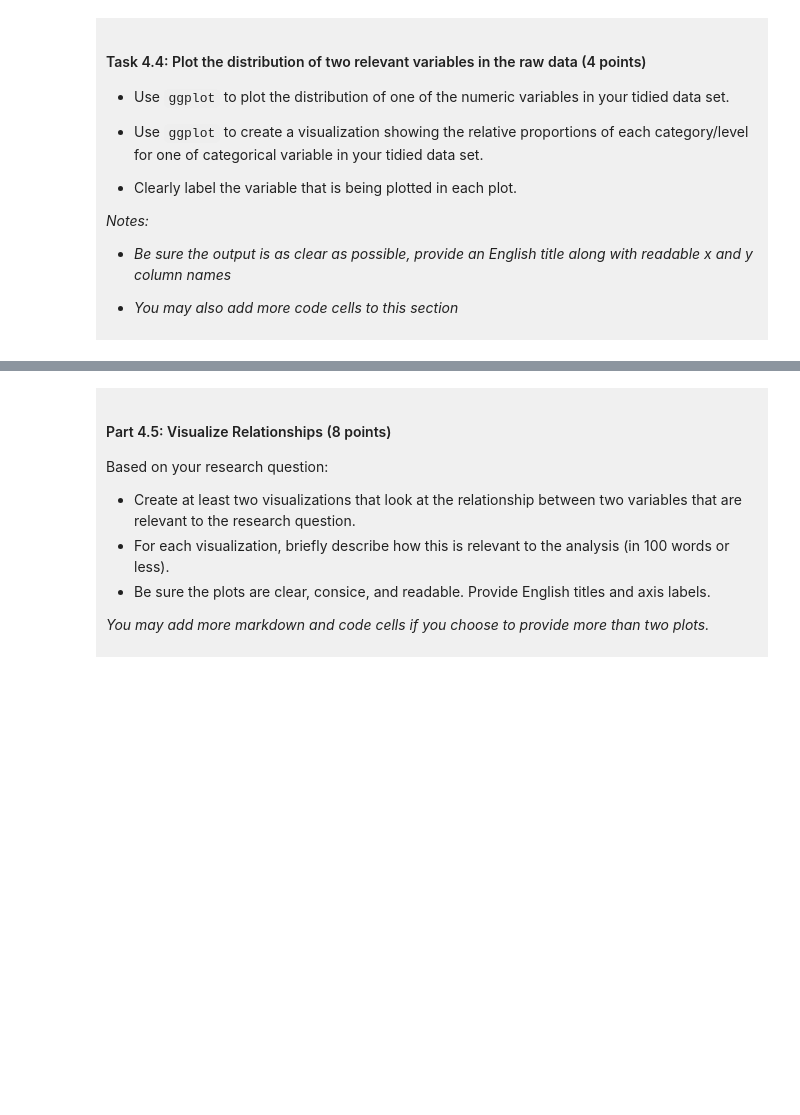
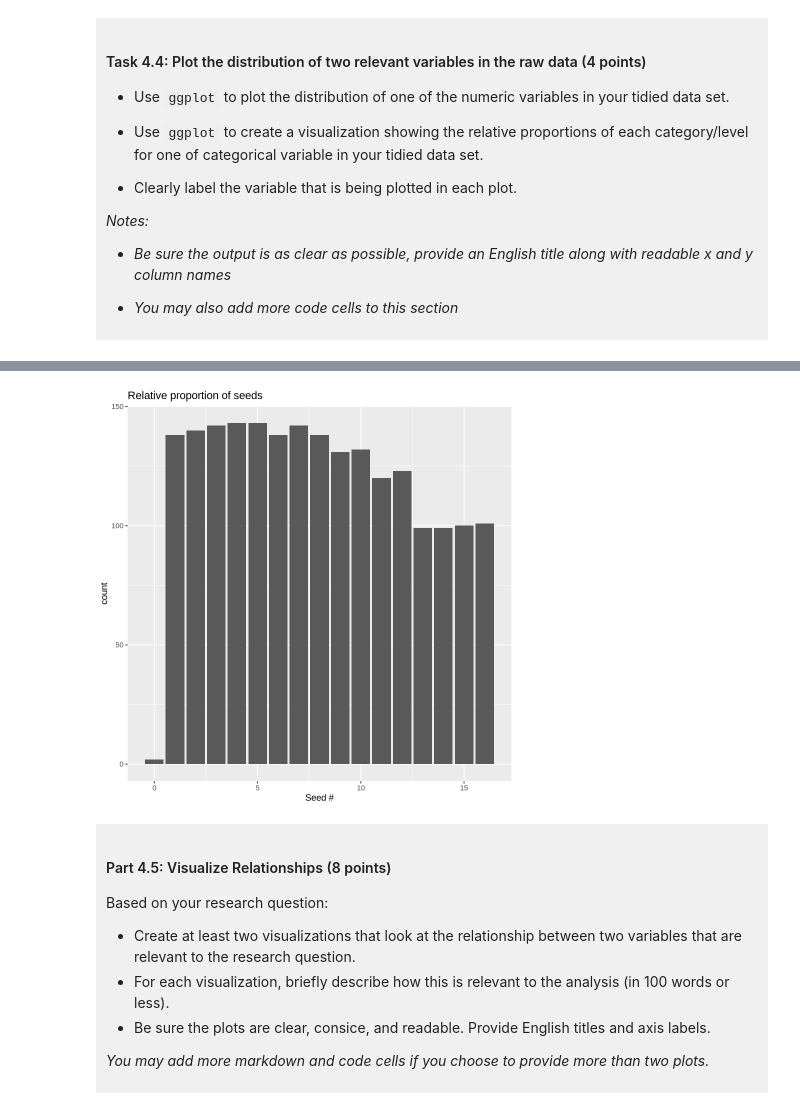
Before and after one commit to ayap07/dsci-100-project-amberyap, a Jupyter notebook: dsci-100-project-notebook.ipynb, the cells around one changed output, grey strips where cells are left out. Saved outputs shown, nothing was run; the diff lists cells and outputs as text; code cells hidden in the pictures; blank space fills up the shorter version.

```diff
--- a/dsci-100-project-notebook.ipynb
+++ b/dsci-100-project-notebook.ipynb
@@ -296,5 +373,13 @@ You will refine your research question (if needed) and produce a tidy data set.
 # %%
-### EDIT THIS CODE CELL FOR PLOT 2 ###
+#relative proportions of categorical variable - bar chart
+proportion_plot <- clean_data |> #naming it as that and piping in clean data frame
+    ggplot(aes(x = seed)) + #plotting the proportion of seeds
+    geom_bar() + #making it a bar plot since looking at relative proportion
+    labs(title = "Relative proportion of seeds", #labeling the graph and x-axis
+         x = "Seed #")
+proportion_plot
+# %% [output]
+[figure, added]
 # %% [markdown]
 <div style="background-color: #f0f0f0; padding: 10px;">
 
```
Also changed, not shown: parts of 10 cells of this notebook.
